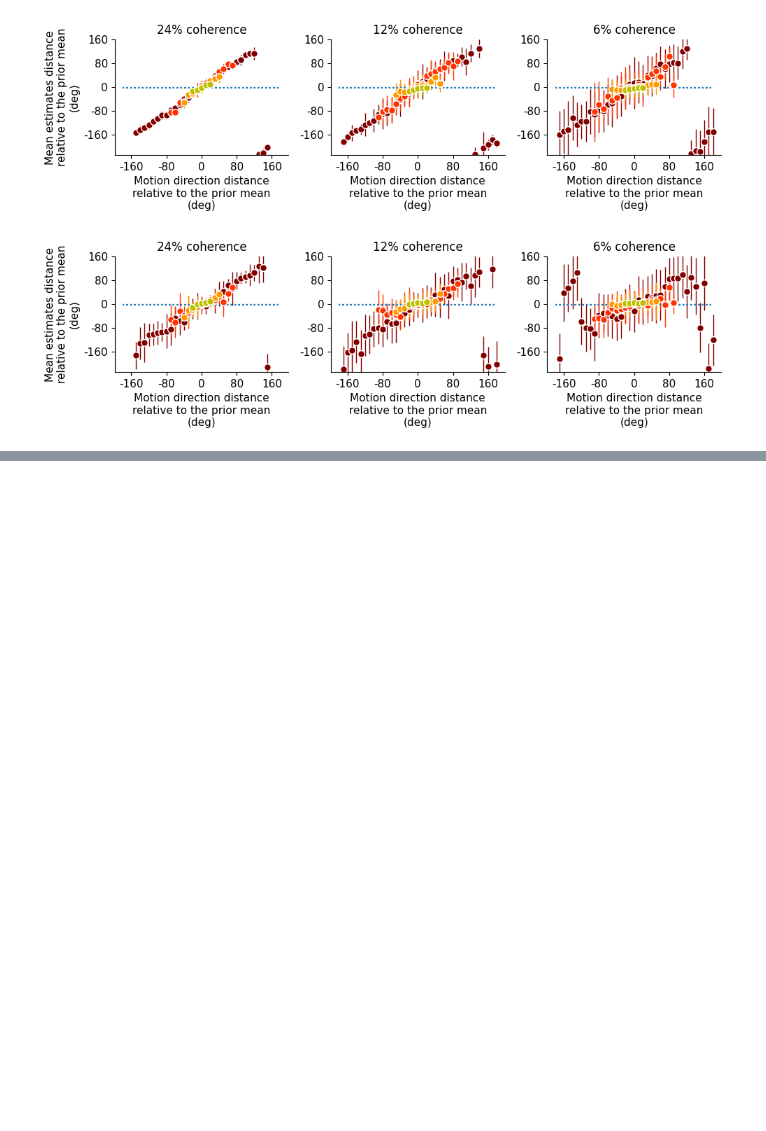
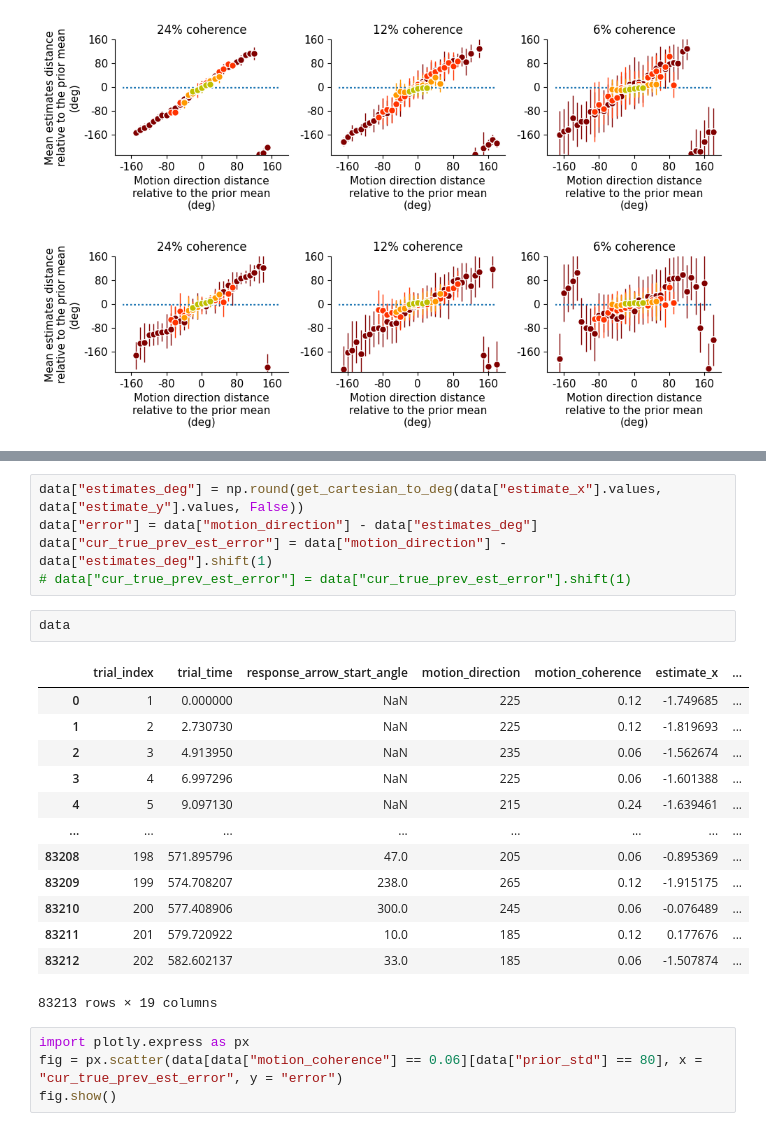
Before and after one commit to glibesyck/NMA, a Jupyter notebook: project/eda.ipynb, the cells around one changed output, grey strips where cells are left out. Drawn from its saved outputs; the diff is of its cells as text; blank space fills up the shorter version.

```diff
--- a/project/eda.ipynb
+++ b/project/eda.ipynb
@@ -811,0 +816,25 @@ for p_i, prior_std_i in enumerate(prior_stds):
+# %%
+data["estimates_deg"] = np.round(get_cartesian_to_deg(data["estimate_x"].values, data["estimate_y"].values, False))
+data["error"] = data["motion_direction"] - data["estimates_deg"]
+data["cur_true_prev_est_error"] = data["motion_direction"] - data["estimates_deg"].shift(1)
+# data["cur_true_prev_est_error"] = data["cur_true_prev_est_error"].shift(1)
+# %%
+data
+# %% [output]
+|  | trial_index | trial_time | response_arrow_start_angle | motion_direction | motion_coherence | estimate_x | ... |
+| 0 | 1 | 0.000000 | NaN | 225 | 0.12 | -1.749685 | ... |
+| 1 | 2 | 2.730730 | NaN | 225 | 0.12 | -1.819693 | ... |
+| 2 | 3 | 4.913950 | NaN | 235 | 0.06 | -1.562674 | ... |
+| 3 | 4 | 6.997296 | NaN | 225 | 0.06 | -1.601388 | ... |
+| 4 | 5 | 9.097130 | NaN | 215 | 0.24 | -1.639461 | ... |
+| ... | ... | ... | ... | ... | ... | ... | ... |
+| 83208 | 198 | 571.895796 | 47.0 | 205 | 0.06 | -0.895369 | ... |
+| 83209 | 199 | 574.708207 | 238.0 | 265 | 0.12 | -1.915175 | ... |
+| 83210 | 200 | 577.408906 | 300.0 | 245 | 0.06 | -0.076489 | ... |
+| 83211 | 201 | 579.720922 | 10.0 | 185 | 0.12 | 0.177676 | ... |
+| 83212 | 202 | 582.602137 | 33.0 | 185 | 0.06 | -1.507874 | ... |
+83213 rows × 19 columns
+# %%
+import plotly.express as px
+fig = px.scatter(data[data["motion_coherence"] == 0.06][data["prior_std"] == 80], x = "cur_true_prev_est_error", y = "error")
+fig.show()
```
Also changed, not shown: parts of 5 cells of this notebook, 11 other files.
